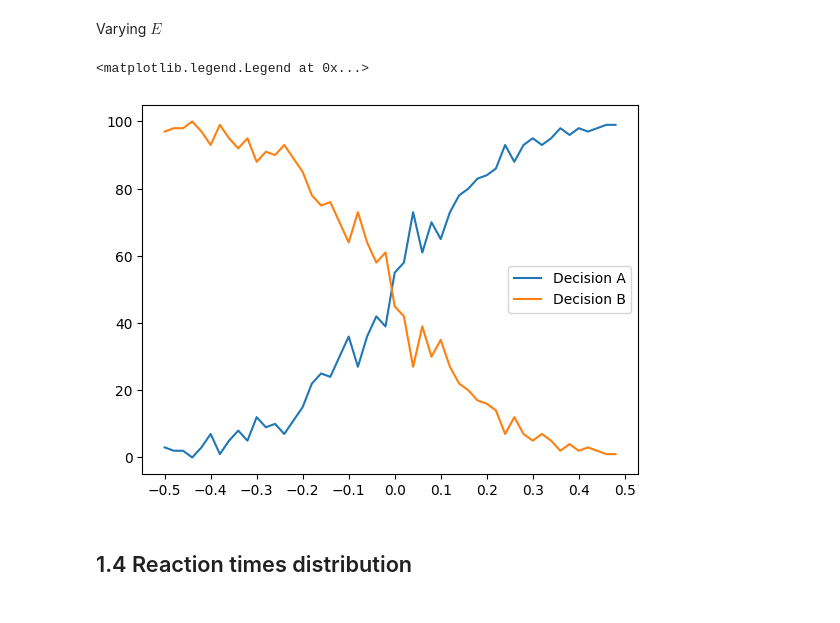
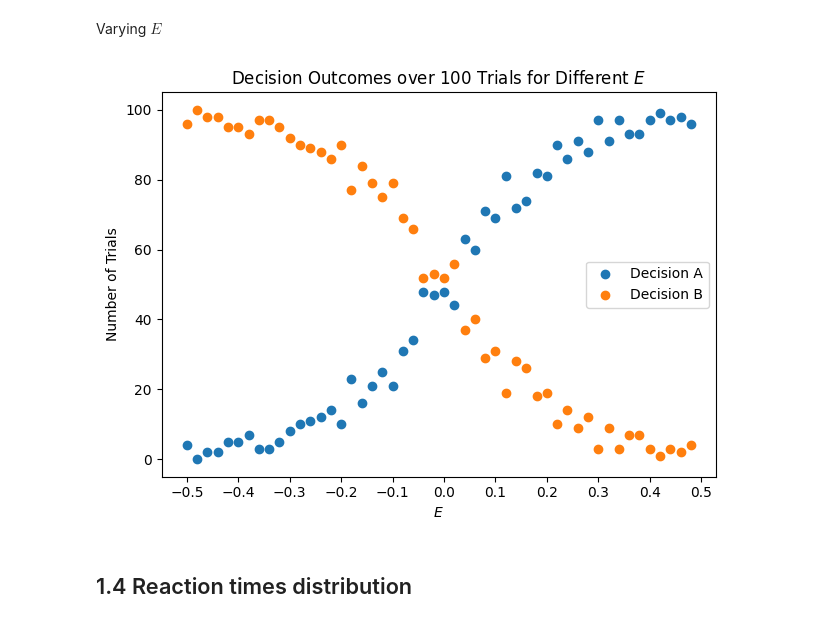
Before and after one commit to CEBangu/MOD_201, a Jupyter notebook: MOD201 HW_4/MOD201_HW4_part_1.ipynb, the cells around one changed output. Drawn from its saved outputs; the diff is of its cells as text; code cells hidden in the pictures.

```diff
--- a/MOD201 HW_4/MOD201_HW4_part_1.ipynb
+++ b/MOD201 HW_4/MOD201_HW4_part_1.ipynb
@@ -43,5 +31,0 @@ print(y)
-# %%
-trials = 10
-
-for i in range(trials):
-    plt.plot(drift_diffusion(xinit, Ia, Ib, sigma, mu, timesteps))
@@ -49,0 +32,15 @@ for i in range(trials):
+# %%
+np.random.seed(42)
+
+trials = 10
+
+fig, ax = plt.subplots()
+for i in range(trials):
+    ax.plot(drift_diffusion(xinit, Ia, Ib, sigma, mu, timesteps))
+ax.axhline(y=mu, color='r', linestyle='--')
+ax.axhline(y=-mu, color='r', linestyle='--')
+ax.set_title("Drift Diffusion Model Simulation ($N_{trials}$ = 10)")
+ax.set_xlabel("Time")
+ax.set_ylabel("Decision Variable")
+fig.tight_layout()
+fig.savefig("ddm_simulation.png")
@@ -118,6 +115 @@ varying $\sigma$
-# %%
-I_A = 0.95
-I_B = 1
-mu = 20
-sigmas = np.arange(0, 51, 1)
 # %%
@@ -184,13 +181,17 @@ for i, j in enumerate(E):
     results_B_Es.append(B_Es)
 # %%
 fig, ax = plt.subplots()
-ax.plot(difs, results_A_Es, label = "Decision A")
-ax.plot(difs, results_B_Es, label = "Decision B")
+ax.scatter(difs, results_A_Es, label = "Decision A")
+ax.scatter(difs, results_B_Es, label = "Decision B")
 ax.set_xticks(np.arange(-0.5, 0.6, 0.1))
+ax.set_xlabel("$E$")
+ax.set_ylabel("Number of Trials")
+ax.set_title("Decision Outcomes over 100 Trials for Different $E$")
 ax.legend()
+fig.tight_layout()
+fig.savefig('ddm_E.png')
 # %% [output]
-<matplotlib.legend.Legend at 0x...>
-[figure, old version]
+[figure, new version]
 # %% [markdown]
 ## 1.4 Reaction times distribution
 # %%
```
Also changed, not shown: parts of 11 cells of this notebook, 1 other file.
